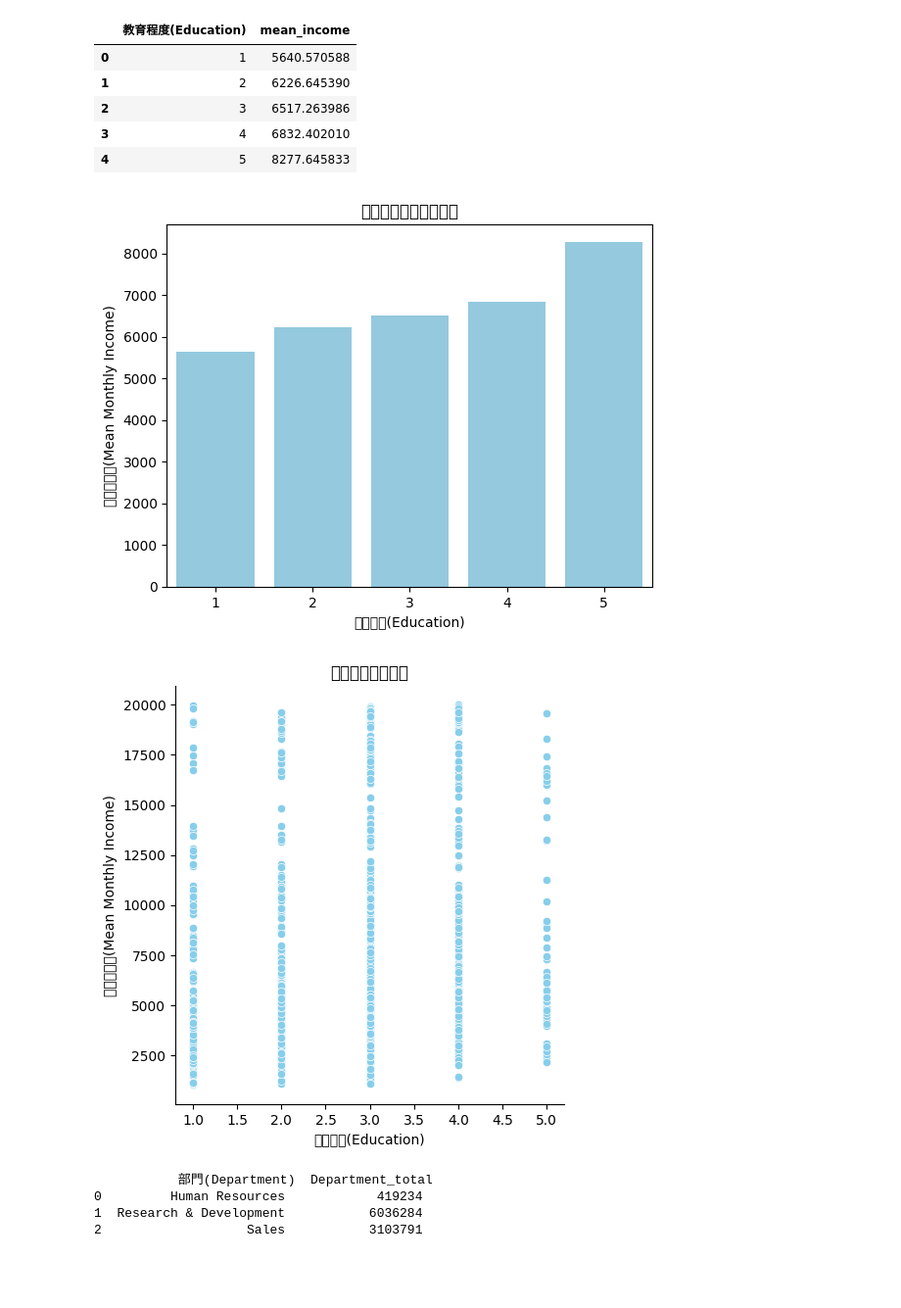
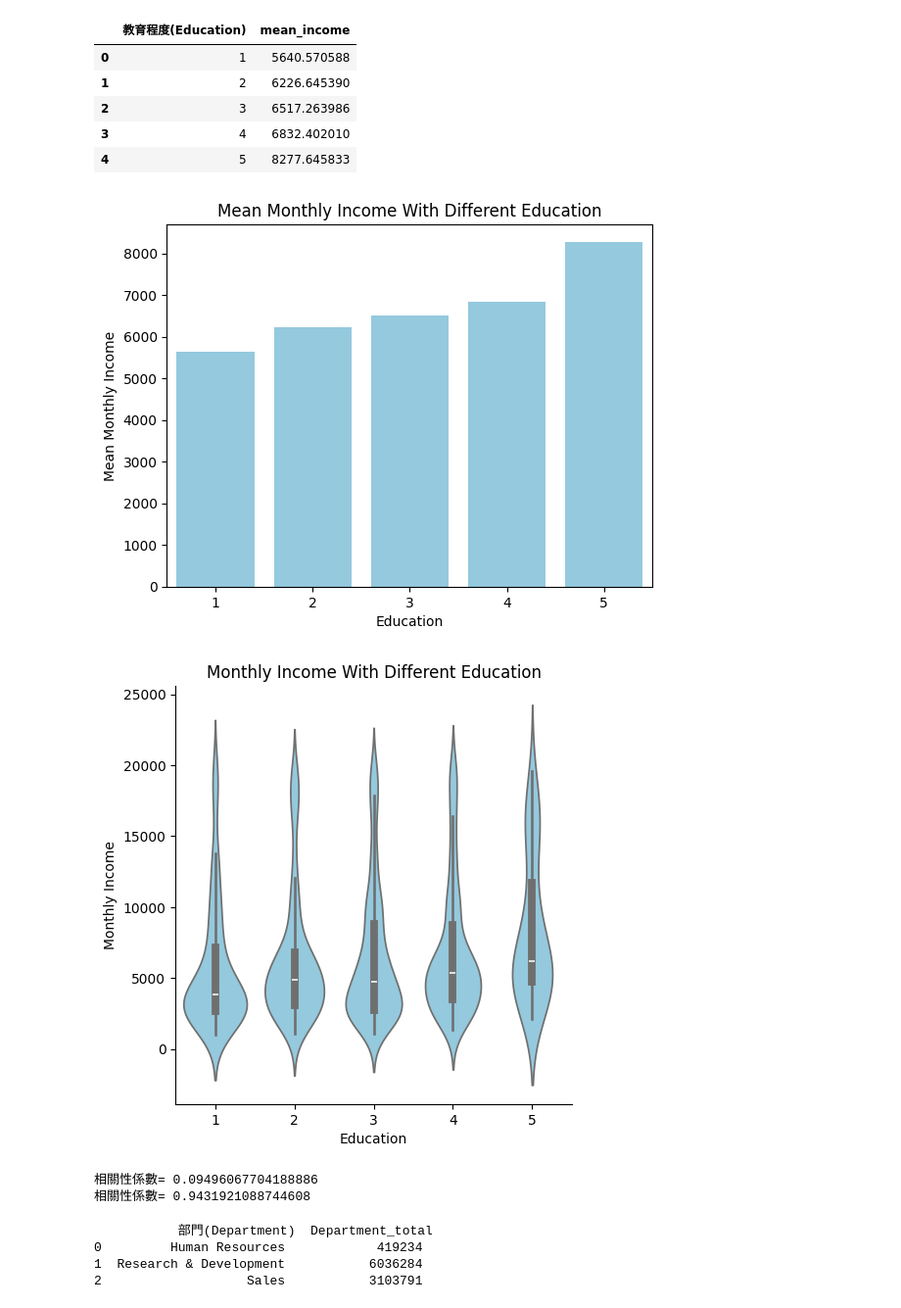
Before and after one commit to t8101349/Colab-, a Jupyter notebook: 03_04_Pandas_作業_28_王韋博.ipynb, the cells around one changed output. Shown at 98% size. Cells and saved outputs as stored; diff of their text form; code cells hidden in the pictures; blank space fills up the shorter version.

```diff
--- a/03_04_Pandas_作業_28_王韋博.ipynb
+++ b/03_04_Pandas_作業_28_王韋博.ipynb
@@ -205,24 +203,31 @@ Education_Income_group
 import seaborn as sns
 import matplotlib.pyplot as plt
 
+
 sns.barplot(data=Education_Income_group, x='教育程度(Education)', y='mean_income', color='skyblue')
-plt.title('教育程度與平均月收入')
-plt.xlabel('教育程度(Education)')
-plt.ylabel('平均月收入(Mean Monthly Income)')
+plt.title('Mean Monthly Income With Different Education')
+plt.xlabel('Education')
+plt.ylabel('Mean Monthly Income')
 plt.show()
 # %% [output]
-[figure, old version]
+[figure, new version]
 # %%
 import seaborn as sns
 import matplotlib.pyplot as plt
 
-sns.relplot(data=data, x='教育程度(Education)', y='月收入(MonthlyIncome)', color='skyblue')
-plt.title('教育程度與月收入')
-plt.xlabel('教育程度(Education)')
-plt.ylabel('月收入(Monthly Income)')
+sns.catplot(data=data, x='教育程度(Education)', y='月收入(MonthlyIncome)', color='skyblue',kind='violin')
+plt.title('Monthly Income With Different Education')
+plt.xlabel('Education')
+plt.ylabel('Monthly Income')
 plt.show()
 # %% [output]
-[figure, old version]
+[figure, new version]
+# %%
+print('相關性係數=', data['教育程度(Education)'].corr(data['月收入(MonthlyIncome)']))
+print('相關性係數=', Education_Income_group['教育程度(Education)'].corr(Education_Income_group['mean_income']))
+# %% [output]
+相關性係數= 0.09496067704188886
+相關性係數= 0.9431921088744608
 # %%
 # 請計算各個部門的人力支出總額跟占比，並畫出派餅圖
 # matplotlib.pyplot.pie
```
Also changed, not shown: parts of 2 cells of this notebook.
